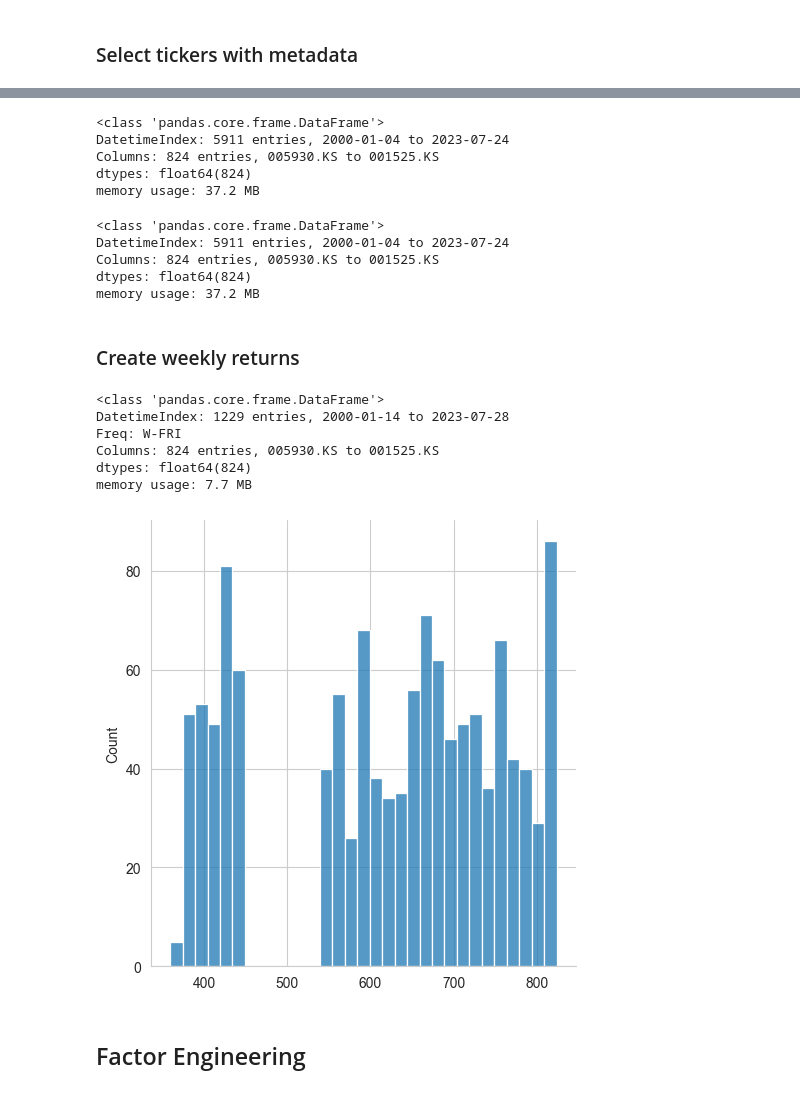
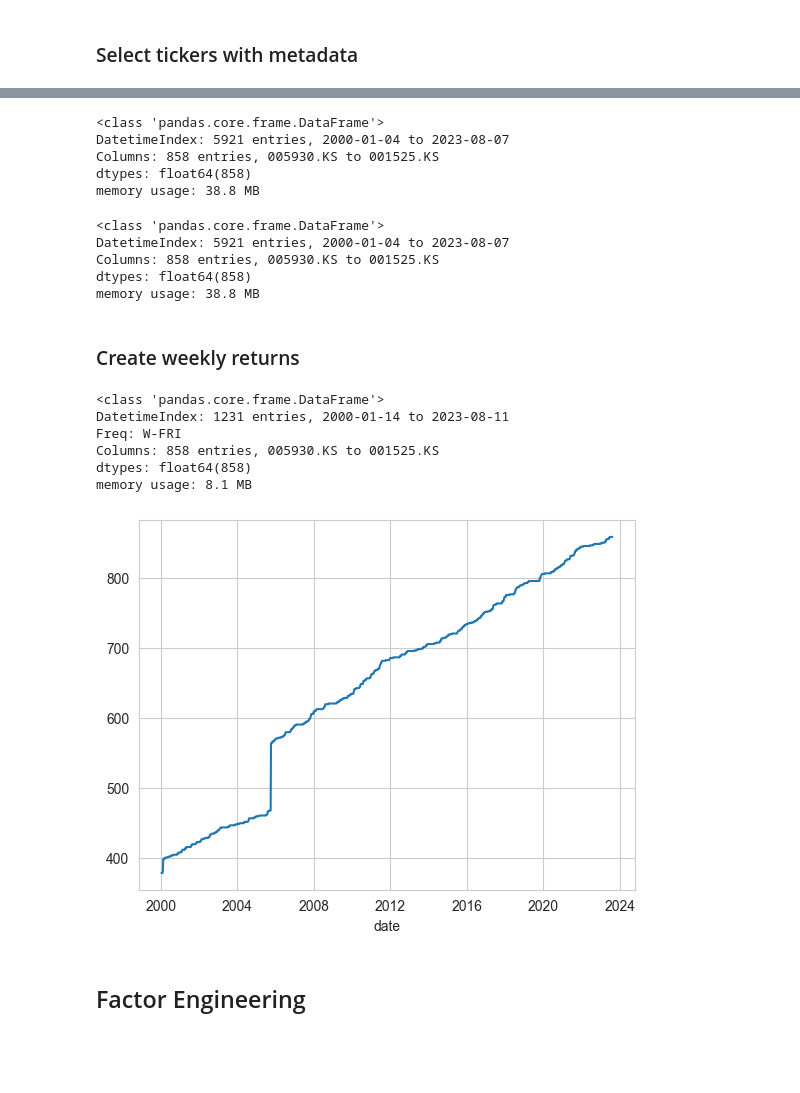
Before and after one commit to ChoiInYeol/Asset-pricing-models-using-deep-learning-networks, a Jupyter notebook: 09_conditional_autoencoder_for_asset_pricing_KR_data.ipynb, the cells around one changed output, grey strips where cells are left out. Cells and saved outputs as stored; diff of their text form; code cells hidden in the pictures; blank space fills up the shorter version.

```diff
--- a/09_conditional_autoencoder_for_asset_pricing_KR_data.ipynb
+++ b/09_conditional_autoencoder_for_asset_pricing_KR_data.ipynb
@@ -102,5 +91,10 @@ tickers_with_errors = []
 # %%
+sectors = (metadata.sector.value_counts() >= 9).index
+sectors
+tickers_with_errors = []
 tickers_with_metadata = metadata[metadata.sector.isin(sectors) &
                                  metadata.marketcap.notnull() &
                                  metadata.sharesoutstanding.notnull() &
                                 (metadata.sharesoutstanding > 0)].index.drop(tickers_with_errors)
+metadata = metadata.loc[tickers_with_metadata, ['sector', 'sharesoutstanding', 'marketcap']]
+metadata.index.name = 'ticker'
@@ -166,19 +124,19 @@ close = prices.close.unstack('ticker').sort_index()
 close.info()
 # %% [output]
 <class 'pandas.core.frame.DataFrame'>
-DatetimeIndex: 5911 entries, 2000-01-04 to 2023-07-24
-Columns: 824 entries, 005930.KS to 001525.KS
-dtypes: float64(824)
-memory usage: 37.2 MB
+DatetimeIndex: 5921 entries, 2000-01-04 to 2023-08-07
+Columns: 858 entries, 005930.KS to 001525.KS
+dtypes: float64(858)
+memory usage: 38.8 MB
 # %%
 volume = prices.volume.unstack('ticker').sort_index()
 volume.info()
 # %% [output]
 <class 'pandas.core.frame.DataFrame'>
-DatetimeIndex: 5911 entries, 2000-01-04 to 2023-07-24
-Columns: 824 entries, 005930.KS to 001525.KS
-dtypes: float64(824)
-memory usage: 37.2 MB
+DatetimeIndex: 5921 entries, 2000-01-04 to 2023-08-07
+Columns: 858 entries, 005930.KS to 001525.KS
+dtypes: float64(858)
+memory usage: 38.8 MB
 # %% [markdown]
 ### Create weekly returns
 # %%
@@ -189,17 +147,17 @@ returns = (prices.close
 returns.info()
 # %% [output]
 <class 'pandas.core.frame.DataFrame'>
-DatetimeIndex: 1229 entries, 2000-01-14 to 2023-07-28
+DatetimeIndex: 1231 entries, 2000-01-14 to 2023-08-11
 Freq: W-FRI
-Columns: 824 entries, 005930.KS to 001525.KS
-dtypes: float64(824)
-memory usage: 7.7 MB
+Columns: 858 entries, 005930.KS to 001525.KS
+dtypes: float64(858)
+memory usage: 8.1 MB
 # %%
 dates = returns.index
 # %%
-sns.displot(returns.count(1), kde=False, binwidth=15);
+sns.lineplot(returns.count(1));
 # %% [output]
-[figure, old version]
+[figure, new version]
 # %%
 with pd.HDFStore(results_path / 'autoencoder.h5') as store:
     store.put('close', close)
```
Also changed, not shown: parts of 28 cells of this notebook, 2 other files.
